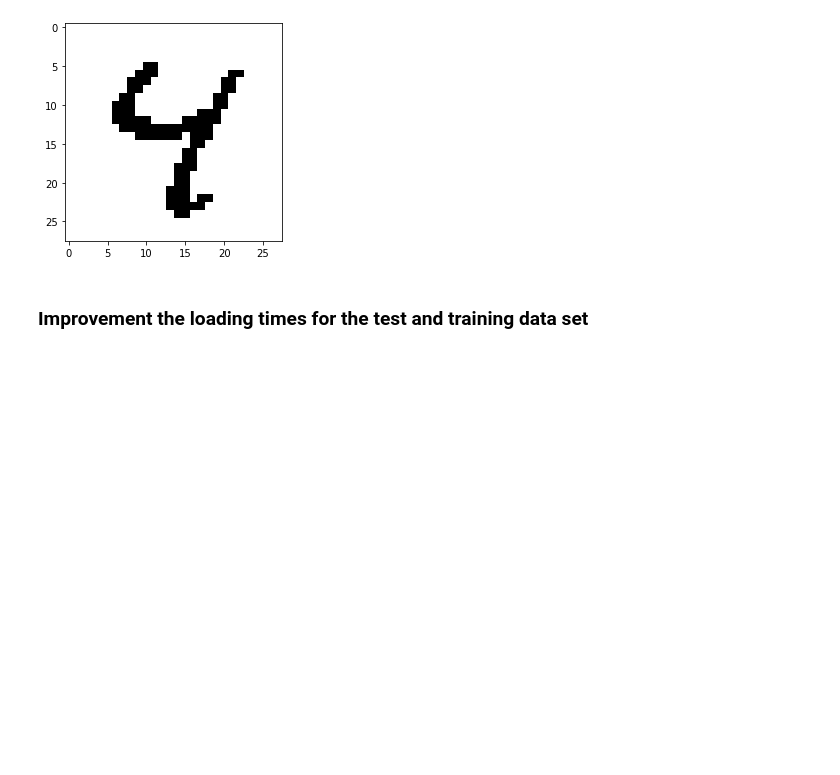
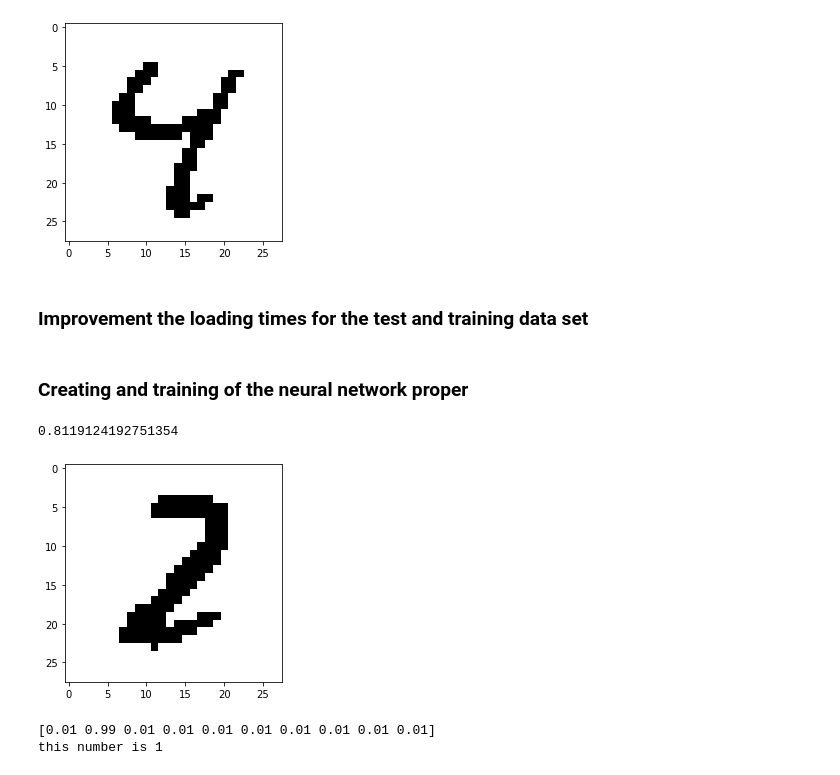
Before and after one commit to Francis-Magallanes/Any, a Jupyter notebook: Neural-Network-Training.ipynb, the cells around one changed output. Cells and saved outputs as stored; diff of their text form; code cells hidden in the pictures; blank space fills up the shorter version.

Commit message:
Preprocessing of data adjusted and the neural network training started

```diff
--- a/Neural-Network-Training.ipynb
+++ b/Neural-Network-Training.ipynb
@@ -33,7 +33,7 @@ test_data_y = test_data[:, 0] #this will get the labels
 
 #for the training data
 temp_train_data_y = np.array([train_data_y]).T #this will make a column wise training data
-temp = np.arange(1,11) #1x10 matrix of 0.01
+temp = np.arange(0,10) #1x10 matrix
 
 #It will element by element comparison and it will output zero or one at the specific index
 #the resulting array will transformed from boolean to  int
@@ -104,3 +104,5 @@ train_data_x = data["train_data_x"]
 train_data_y = data["train_data_y"]
 test_data_x = data["test_data_x"]
 test_data_y = data["test_data_y"]
+# %% [markdown]
+### Creating and training of the neural network  proper
@@ -106,0 +134,19 @@ test_data_y = data["test_data_y"]
+# %%
+print(mse)
+# %% [output]
+0.8119124192751354
+# %%
+
+index = 1002
+img = test_data_x[:,index]
+
+sample = img.reshape((28,28))
+plt.imshow(sample, cmap = "Greys")
+plt.show()
+
+print(test_data_y[:,index])
+print(f"this number is {np.argmax(test_data_y[:,index])}")
+# %% [output]
+[figure, added]
+[0.01 0.99 0.01 0.01 0.01 0.01 0.01 0.01 0.01 0.01]
+this number is 1
```
Also changed, not shown: parts of 5 cells of this notebook, 1 other file.
